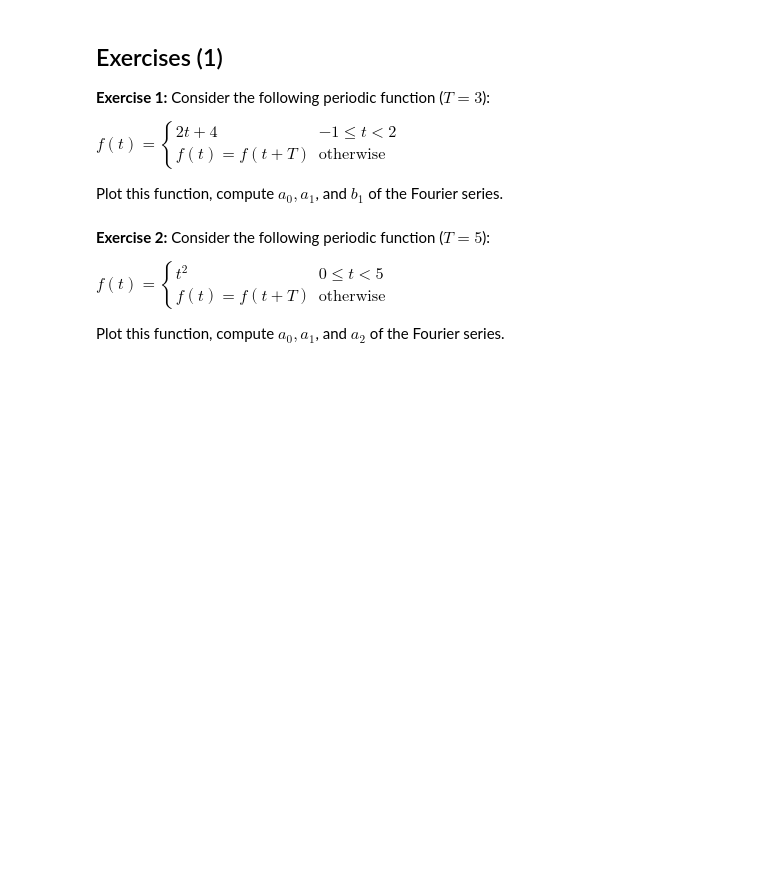
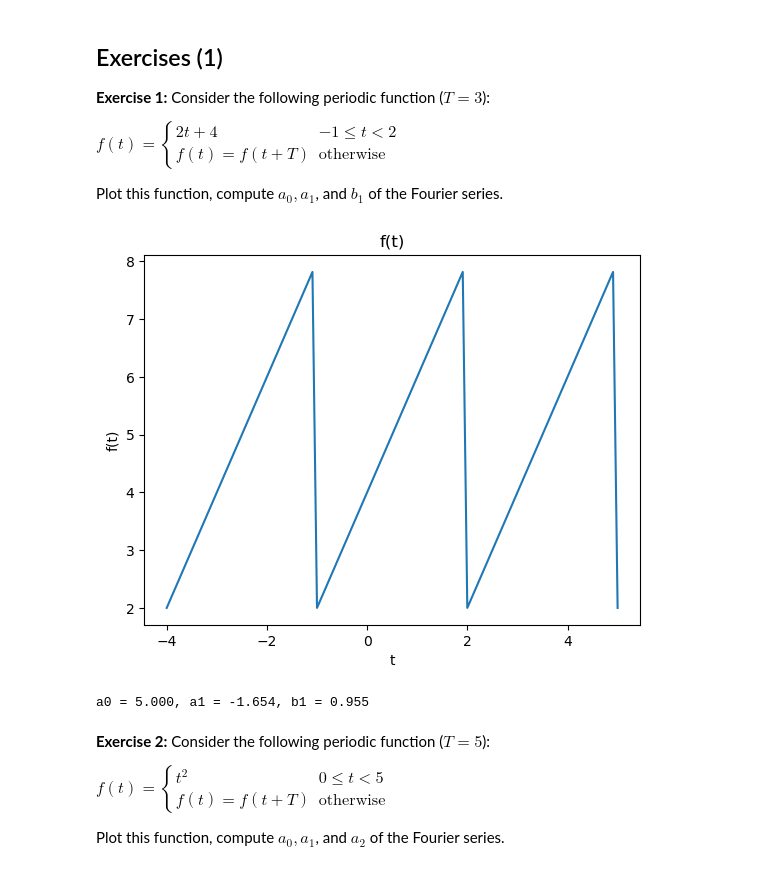
Before and after one commit to AlejandroRG03/computacion_master, a Jupyter notebook: USC-FCA-main/Fourier.ipynb, the cells around one changed output. Saved outputs shown, nothing was run; the diff lists cells and outputs as text; code cells hidden in the pictures; blank space fills up the shorter version.

```diff
--- a/USC-FCA-main/Fourier.ipynb
+++ b/USC-FCA-main/Fourier.ipynb
@@ -301,6 +301,46 @@ f(t) = f(t+T) & \text{otherwise}
 \end{cases}$
 
 Plot this function, compute $a_0, a_1$, and $b_1$ of the Fourier series.
+# %%
+import numpy as np
+import matplotlib.pyplot as plt
+from scipy.integrate import quad
+
+def f(t):
+    if -1 <= t and t < 2:
+        return 2*t + 4
+    else:
+        x = -1 + (t + 1)%3
+        return f(x)
+
+f = np.vectorize(f)
+
+def a0():
+    val, _ = quad(f, -1, 2)
+    return val/3
+def an(n):
+    val, _ = quad(lambda x: f(x)*np.cos(2*np.pi*n/3*x), -1, 2)
+    return val*2/3
+def bn(n):
+    val, _ = quad(lambda x: f(x)*np.sin(2*np.pi*n/3*x), -1, 2)
+    return val*2/3
+
+t = np.linspace(-4,5,100)
+
+plt.plot(t, f(t))
+plt.xlabel('t')
+plt.ylabel('f(t)')
+plt.title('f(t)')
+plt.show()
+
+a_0 = a0()
+a_1 = an(1)
+b_1 = bn(1)
+
+print(f'a0 = {a_0:.3f}, a1 = {a_1:.3f}, b1 = {b_1:.3f}')
+# %% [output]
+[figure, added]
+a0 = 5.000, a1 = -1.654, b1 = 0.955
 # %% [markdown]
 **Exercise 2:** Consider the following periodic function ($T=5$):
 
```
Also changed, not shown: parts of 2 cells of this notebook.
